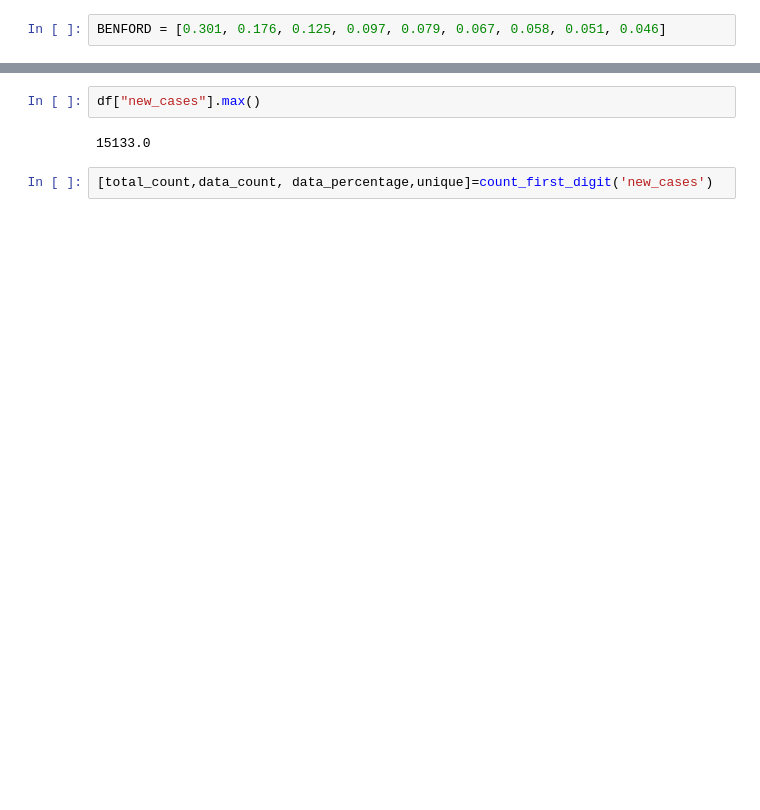
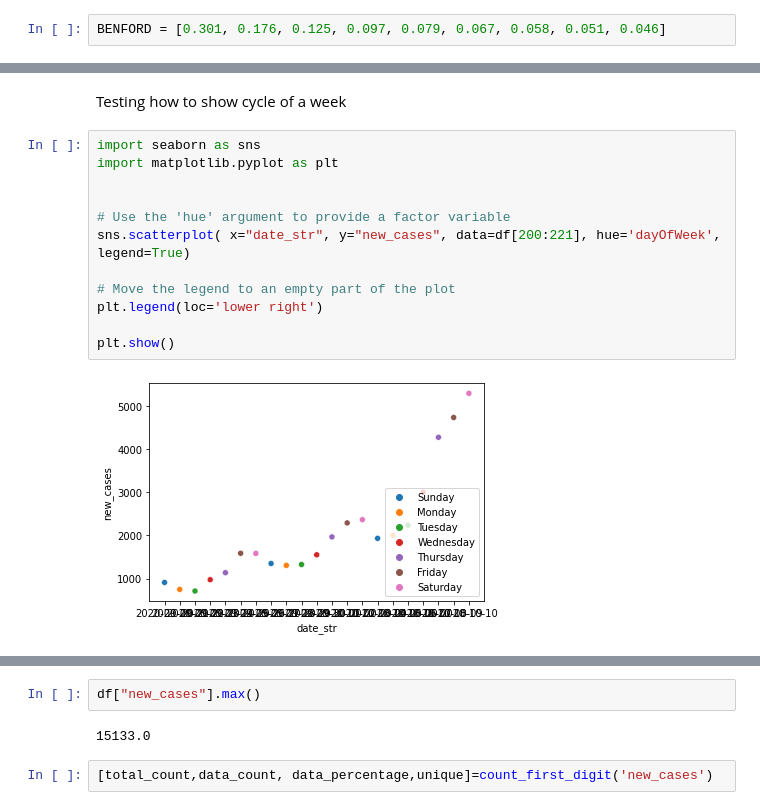
Before and after one commit to antoniperuzynski/BenfordsLaw, a Jupyter notebook: Benford_Law.ipynb, the cells around one changed output, grey strips where cells are left out. Cells and saved outputs as stored; diff of their text form; blank space fills up the shorter version.

```diff
--- a/Benford_Law.ipynb
+++ b/Benford_Law.ipynb
@@ -264,3 +304,19 @@ Name: new_cases, Length: 777, dtype: float64
+# %% [markdown]
+Testing how to show cycle of a week
+# %%
+import seaborn as sns
+import matplotlib.pyplot as plt
+
+
+# Use the 'hue' argument to provide a factor variable
+sns.scatterplot( x="date_str", y="new_cases", data=df[200:221], hue='dayOfWeek', legend=True)
+
+# Move the legend to an empty part of the plot
+plt.legend(loc='lower right')
+
+plt.show()
+# %% [output]
+[figure, added]
 # %%
 plt.figure()
 plt.figure(figsize=(15,6))
```
Also changed, not shown: parts of 13 cells of this notebook.
